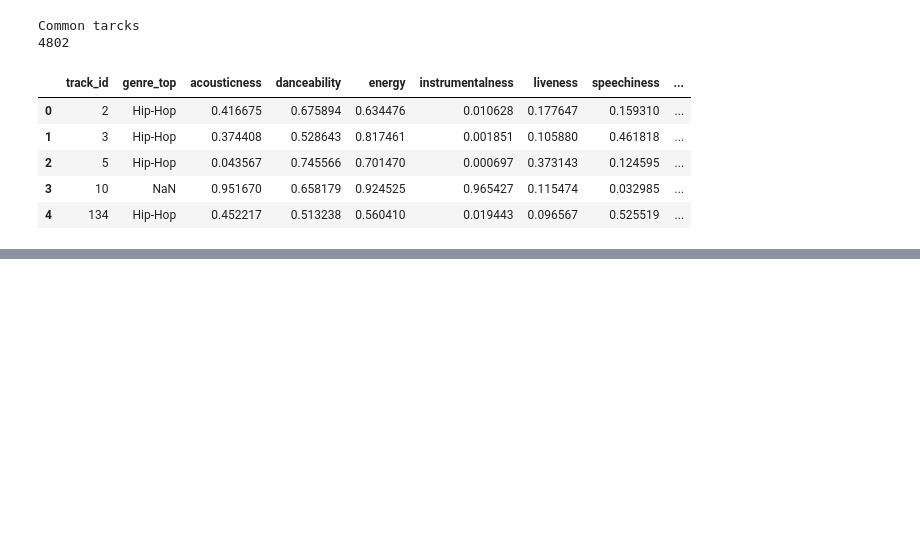
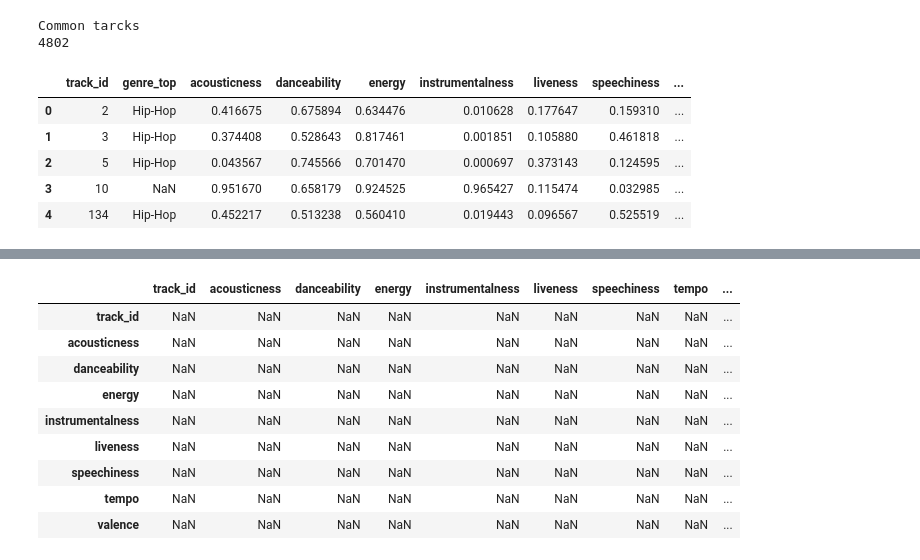
Before and after one commit to skad00sh/song-genre-classifier, a Jupyter notebook: python-notebook.ipynb, the cells around one changed output, grey strips where cells are left out. Saved outputs shown, nothing was run; the diff lists cells and outputs as text; code cells hidden in the pictures; blank space fills up the shorter version.

```diff
--- a/python-notebook.ipynb
+++ b/python-notebook.ipynb
@@ -129,0 +158,13 @@ memory usage: 3.0+ MB
+# %%
+echo_tracks.corr()[echo_tracks.corr() < -0.5]
+# %% [output]
+|  | track_id | acousticness | danceability | energy | instrumentalness | liveness | speechiness | tempo | ... |
+| track_id | NaN | NaN | NaN | NaN | NaN | NaN | NaN | NaN | ... |
+| acousticness | NaN | NaN | NaN | NaN | NaN | NaN | NaN | NaN | ... |
+| danceability | NaN | NaN | NaN | NaN | NaN | NaN | NaN | NaN | ... |
+| energy | NaN | NaN | NaN | NaN | NaN | NaN | NaN | NaN | ... |
+| instrumentalness | NaN | NaN | NaN | NaN | NaN | NaN | NaN | NaN | ... |
+| liveness | NaN | NaN | NaN | NaN | NaN | NaN | NaN | NaN | ... |
+| speechiness | NaN | NaN | NaN | NaN | NaN | NaN | NaN | NaN | ... |
+| tempo | NaN | NaN | NaN | NaN | NaN | NaN | NaN | NaN | ... |
+| valence | NaN | NaN | NaN | NaN | NaN | NaN | NaN | NaN | ... |
```
Also changed, not shown: parts of 6 cells of this notebook.
